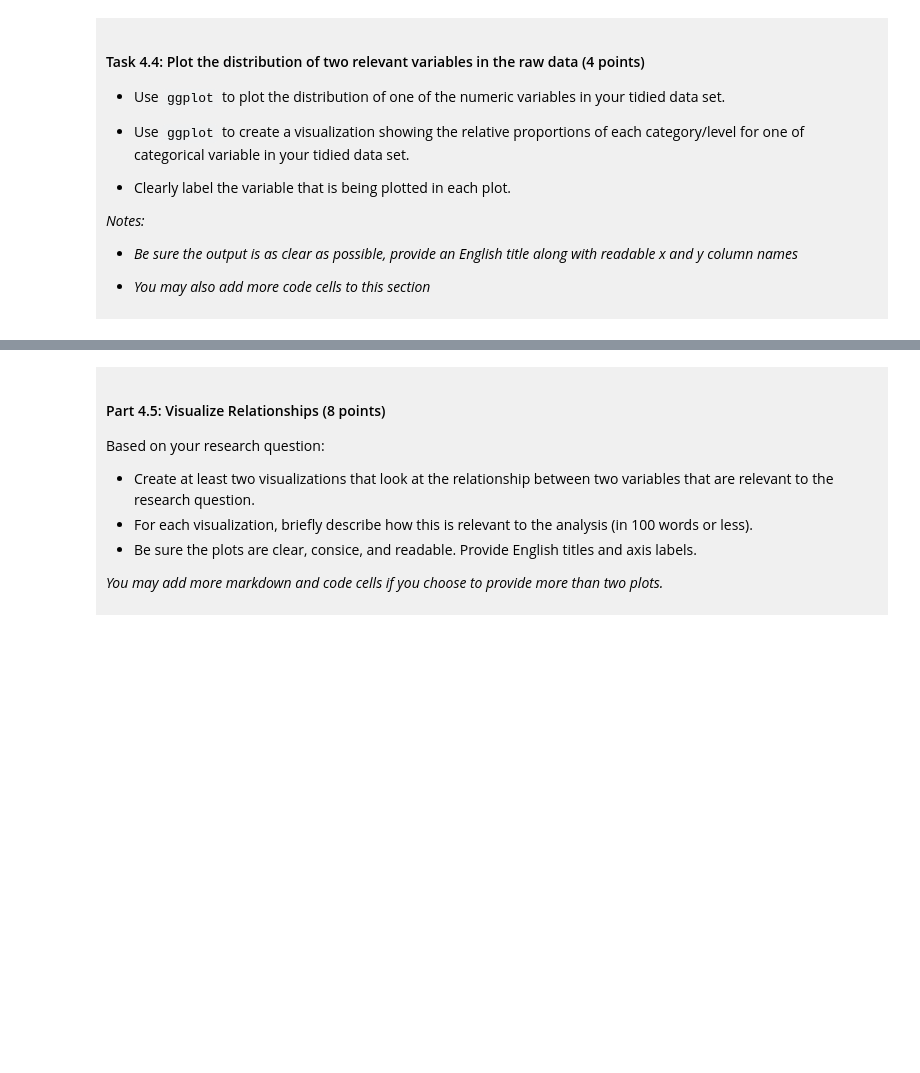
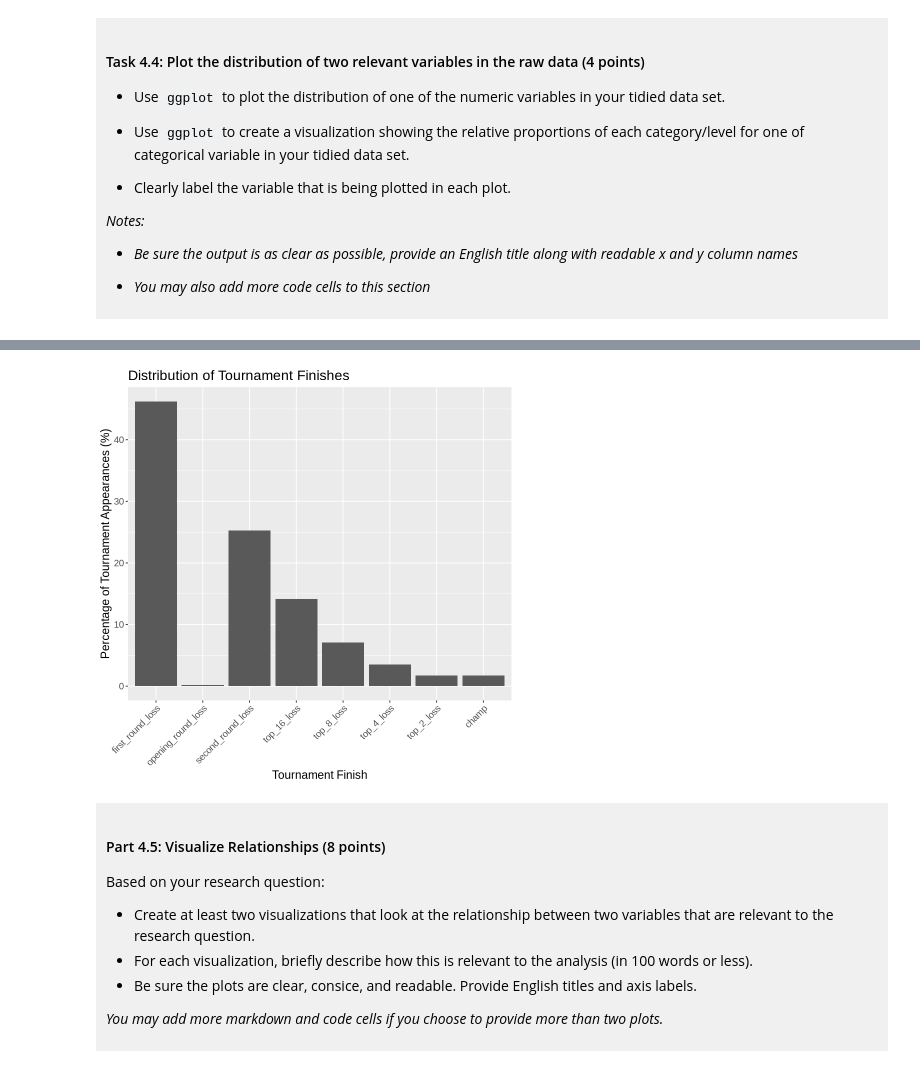
Before and after one commit to bennet2021/dsci-100-project-Bennett-Lu, a Jupyter notebook: dsci-100-project-notebook.ipynb, the cells around one changed output, grey strips where cells are left out. Drawn from its saved outputs; the diff is of its cells as text; code cells hidden in the pictures; blank space fills up the shorter version.

```diff
--- a/dsci-100-project-notebook.ipynb
+++ b/dsci-100-project-notebook.ipynb
@@ -309,5 +357,33 @@ You will refine your research question (if needed) and produce a tidy data set.
+# %%
+basketball_tidy <- basketball_tidy |>
+    mutate(
+        tourney_finish = factor(
+            tourney_finish,
+            levels = c(
+                "first_round_loss",
+                "opening_round_loss",
+                "second_round_loss",
+                "top_16_loss",
+                "top_8_loss",
+                "top_4_loss",
+                "top_2_loss",
+                "champ")))
 # %%
-### EDIT THIS CODE CELL FOR PLOT 2 ###
+basketball_tidy |>
+    group_by(tourney_finish)|>
+    summarize(count=n())|>
+    mutate(prop = count / sum(count) * 100)|>
+    ggplot(aes(x = tourney_finish, y=prop)) +
+    geom_bar(stat="identity") +
+    labs(
+        title = "Distribution of Tournament Finishes",
+        x = "Tournament Finish",
+        y = "Percentage of Tournament Appearances (%)") +
+    theme(
+        text = element_text(size = 14),
+        axis.text.x = element_text(angle = 45, hjust = 1))
+# %% [output]
+[figure, added]
 # %% [markdown]
 <div style="background-color: #f0f0f0; padding: 10px;">
 
```
Also changed, not shown: parts of 10 cells of this notebook.
